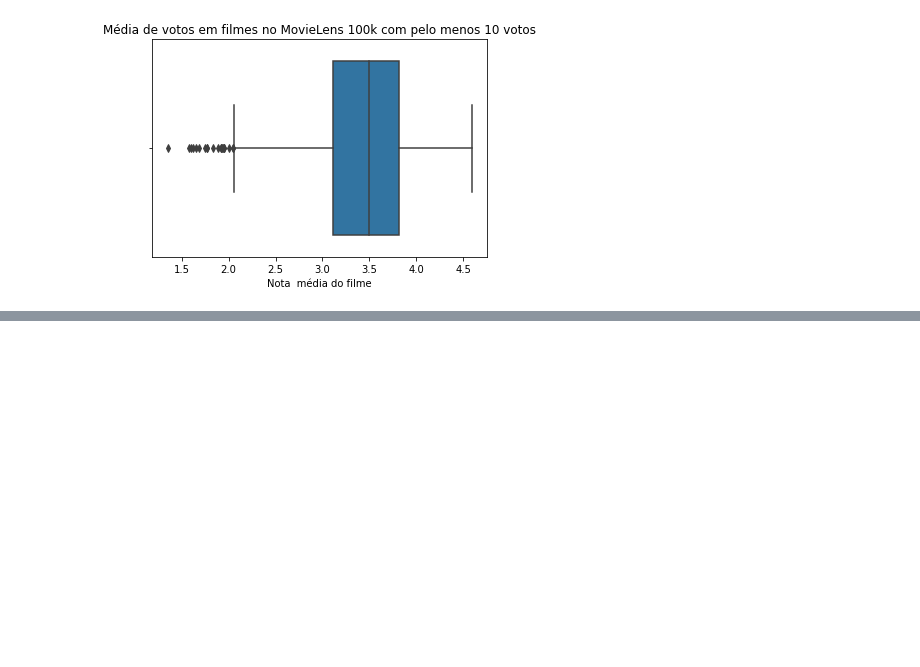
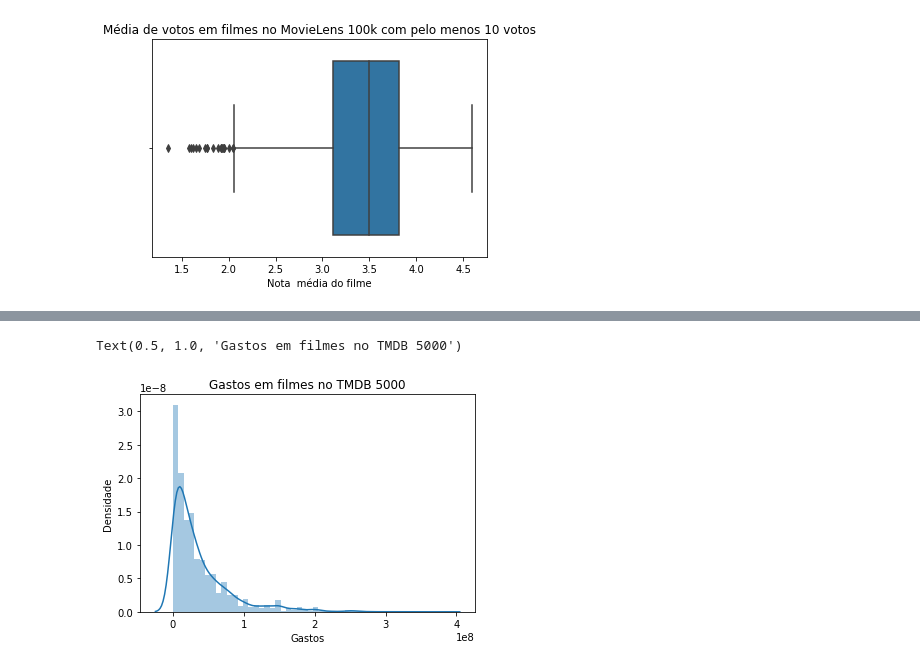
Before and after one commit to Gleis0nLemos/Testes_Estatisticos_com_Python, a Jupyter notebook: Testes_Estatisticos.ipynb, the cells around one changed output, grey strips where cells are left out. Cells and saved outputs as stored; diff of their text form; code cells hidden in the pictures; blank space fills up the shorter version.

```diff
--- a/Testes_Estatisticos.ipynb
+++ b/Testes_Estatisticos.ipynb
@@ -176,0 +186,7 @@ Text(0.5, 1.0, 'Média de votos em filmes no MovieLens 100k com pelo menos 10 vo
+# %%
+ax = sns.distplot(tmdb.query("budget > 0").budget)
+ax.set(xlabel='Gastos', ylabel='Densidade')
+ax.set_title('Gastos em filmes no TMDB 5000')
+# %% [output]
+Text(0.5, 1.0, 'Gastos em filmes no TMDB 5000')
+[figure, added]
```
Also changed, not shown: parts of 7 cells of this notebook, 1 other file.
